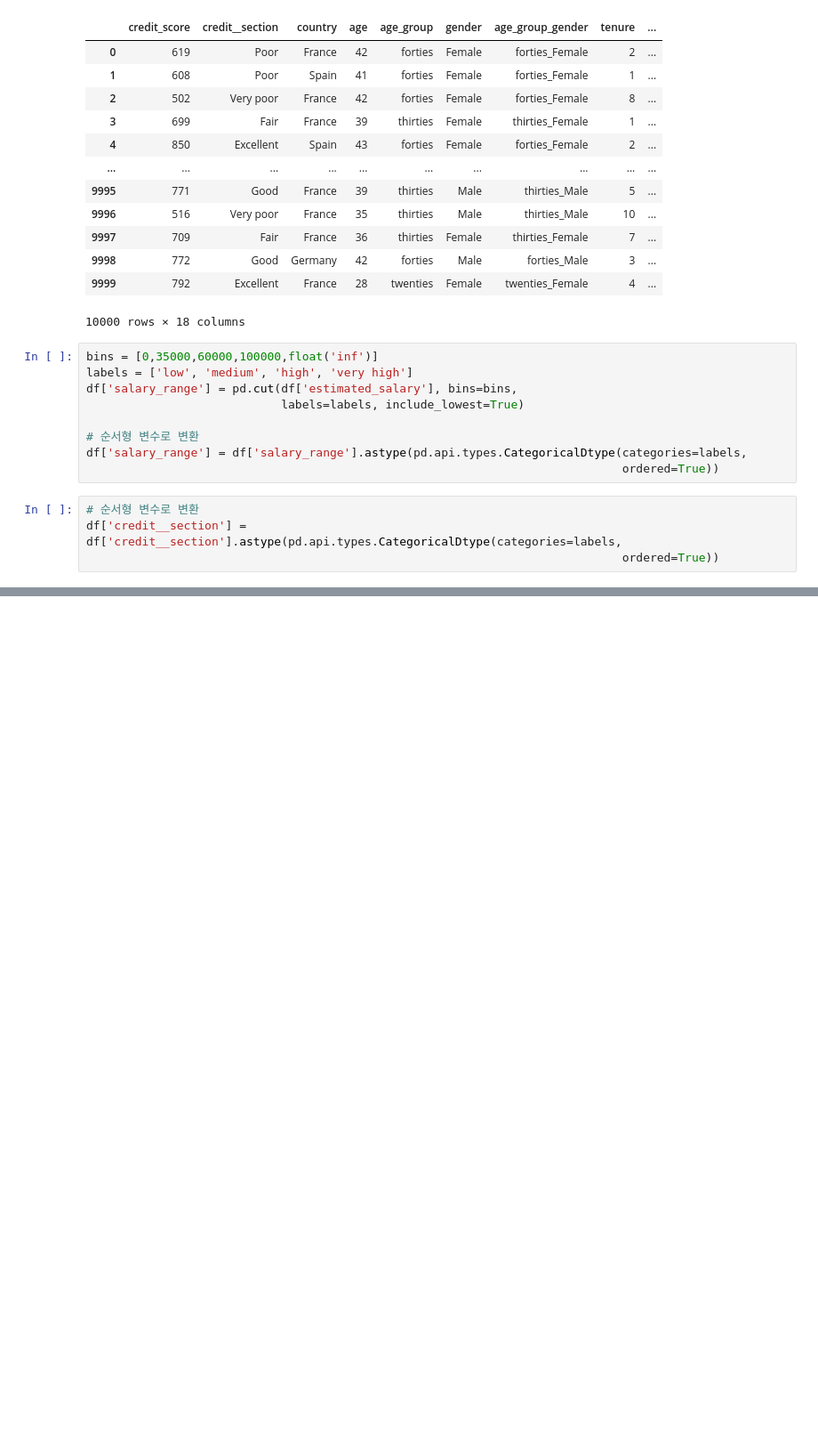
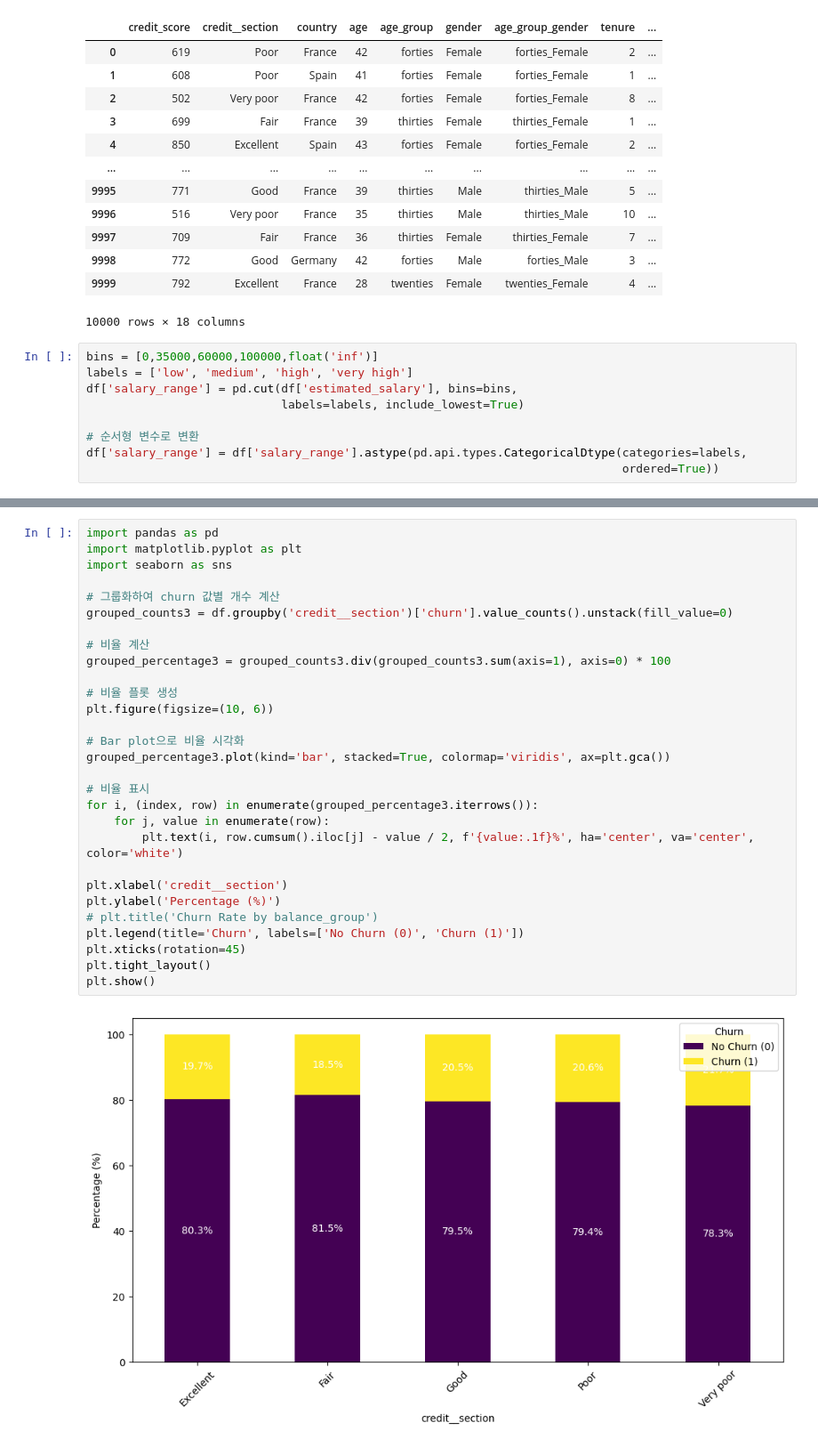
Before and after one commit to coconutkim/project_churn, a Jupyter notebook: real4.ipynb, the cells around one changed output, grey strips where cells are left out. Shown at 89% size. Drawn from its saved outputs; the diff is of its cells as text; blank space fills up the shorter version.

```diff
--- a/real4.ipynb
+++ b/real4.ipynb
@@ -25,7 +25,3 @@ df['salary_range'] = pd.cut(df['estimated_salary'], bins=bins,
 # 순서형 변수로 변환
 df['salary_range'] = df['salary_range'].astype(pd.api.types.CategoricalDtype(categories=labels,
                                                                              ordered=True))
-# %%
-# 순서형 변수로 변환
-df['credit__section'] = df['credit__section'].astype(pd.api.types.CategoricalDtype(categories=labels,
-                                                                             ordered=True))
@@ -49,0 +47,31 @@ Length: 10000, dtype: int8
+# %%
+import pandas as pd
+import matplotlib.pyplot as plt
+import seaborn as sns
+
+# 그룹화하여 churn 값별 개수 계산
+grouped_counts3 = df.groupby('credit__section')['churn'].value_counts().unstack(fill_value=0)
+
+# 비율 계산
+grouped_percentage3 = grouped_counts3.div(grouped_counts3.sum(axis=1), axis=0) * 100
+
+# 비율 플롯 생성
+plt.figure(figsize=(10, 6))
+
+# Bar plot으로 비율 시각화
+grouped_percentage3.plot(kind='bar', stacked=True, colormap='viridis', ax=plt.gca())
+
+# 비율 표시
+for i, (index, row) in enumerate(grouped_percentage3.iterrows()):
+    for j, value in enumerate(row):
+        plt.text(i, row.cumsum().iloc[j] - value / 2, f'{value:.1f}%', ha='center', va='center', color='white')
+
+plt.xlabel('credit__section')
+plt.ylabel('Percentage (%)')
+# plt.title('Churn Rate by balance_group')
+plt.legend(title='Churn', labels=['No Churn (0)', 'Churn (1)'])
+plt.xticks(rotation=45)
+plt.tight_layout()
+plt.show()
+# %% [output]
+[figure, added]
```
Also changed, not shown: parts of 8 cells of this notebook, 4 other files.
